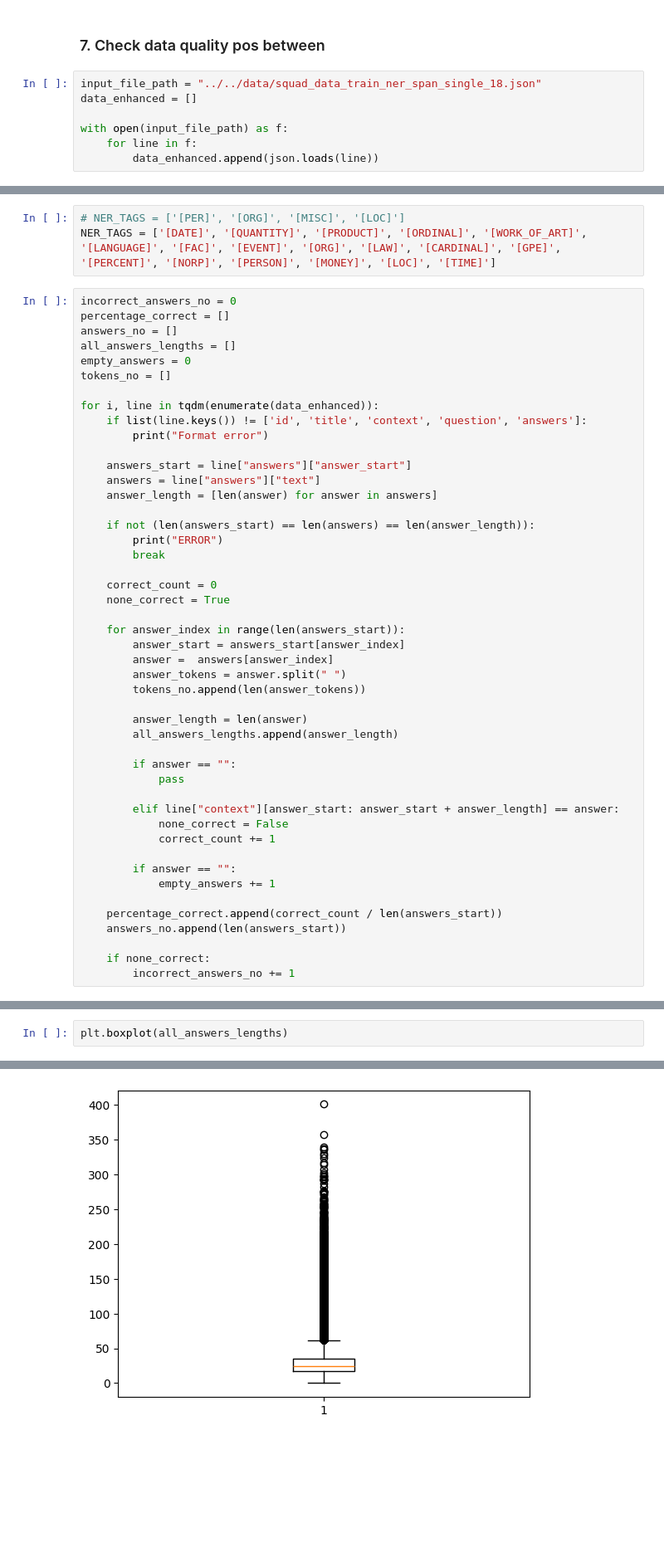
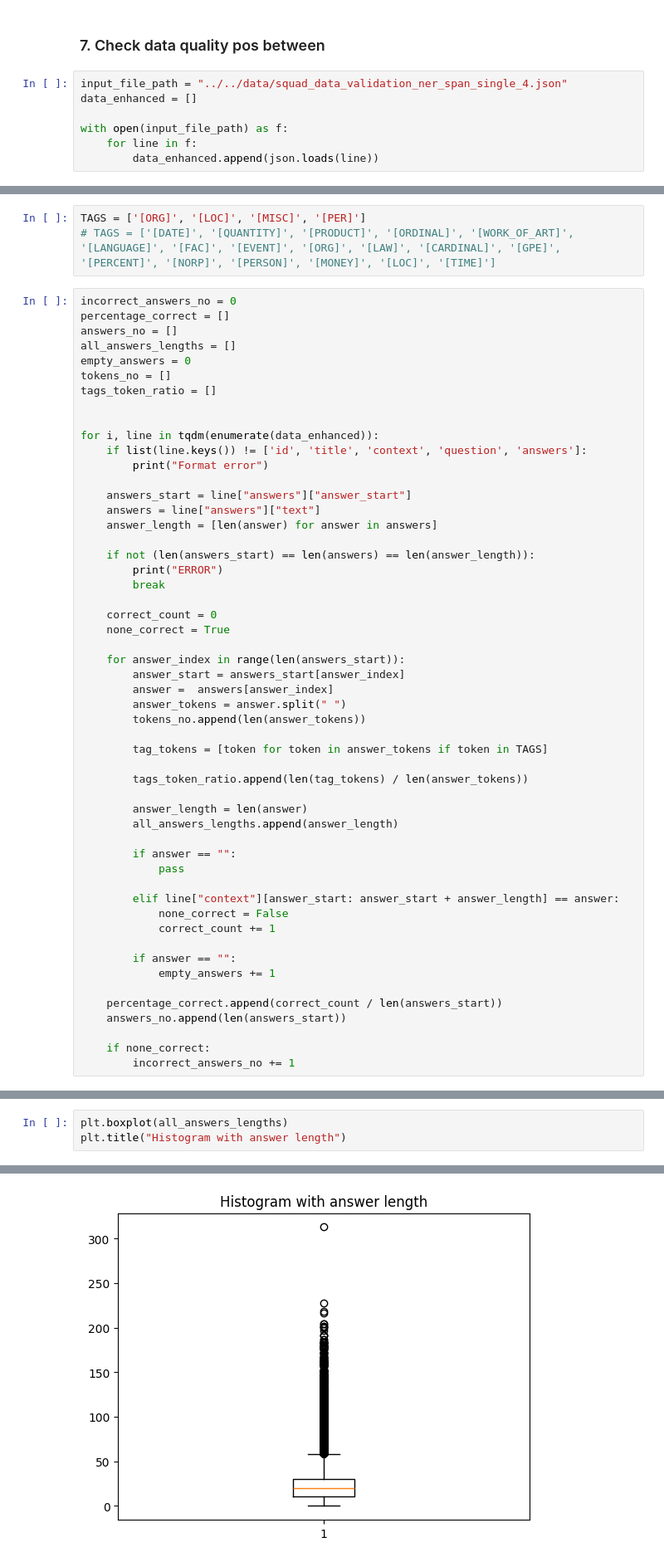
Before and after one commit to CristinaRacovita/tiny-bert-qa-enhancement, a Jupyter notebook: notebooks/data_analysis/analyze_pos_ner.ipynb, the cells around one changed output, grey strips where cells are left out. Shown: that part at 83% size. Saved outputs shown, nothing was run; the diff lists cells and outputs as text; blank space fills up the shorter version.

```diff
--- a/notebooks/data_analysis/analyze_pos_ner.ipynb
+++ b/notebooks/data_analysis/analyze_pos_ner.ipynb
@@ -315,7 +315,7 @@ Found 4 spaces!
 # %% [markdown]
 ### 7. Check data quality pos between
 # %%
-input_file_path = "../../data/squad_data_train_ner_span_single_18.json"
+input_file_path = "../../data/squad_data_validation_ner_span_single_4.json"
 data_enhanced = []
 
 with open(input_file_path) as f:
@@ -328,6 +324,6 @@ len(data_enhanced)
 # %%
-# NER_TAGS = ['[PER]', '[ORG]', '[MISC]', '[LOC]']
-NER_TAGS = ['[DATE]', '[QUANTITY]', '[PRODUCT]', '[ORDINAL]', '[WORK_OF_ART]', '[LANGUAGE]', '[FAC]', '[EVENT]', '[ORG]', '[LAW]', '[CARDINAL]', '[GPE]', '[PERCENT]', '[NORP]', '[PERSON]', '[MONEY]', '[LOC]', '[TIME]']
+TAGS = ['[ORG]', '[LOC]', '[MISC]', '[PER]']
+# TAGS = ['[DATE]', '[QUANTITY]', '[PRODUCT]', '[ORDINAL]', '[WORK_OF_ART]', '[LANGUAGE]', '[FAC]', '[EVENT]', '[ORG]', '[LAW]', '[CARDINAL]', '[GPE]', '[PERCENT]', '[NORP]', '[PERSON]', '[MONEY]', '[LOC]', '[TIME]']
 # %%
 incorrect_answers_no = 0
 percentage_correct = []
@@ -335,6 +331,8 @@ answers_no = []
 all_answers_lengths = []
 empty_answers = 0
 tokens_no = []
+tags_token_ratio = []
+
 
 for i, line in tqdm(enumerate(data_enhanced)):
     if list(line.keys()) != ['id', 'title', 'context', 'question', 'answers']:
@@ -357,6 +355,10 @@ for i, line in tqdm(enumerate(data_enhanced)):
         answer_tokens = answer.split(" ")
         tokens_no.append(len(answer_tokens))
 
+        tag_tokens = [token for token in answer_tokens if token in TAGS]
+
+        tags_token_ratio.append(len(tag_tokens) / len(answer_tokens))
+
         answer_length = len(answer)
         all_answers_lengths.append(answer_length)
 
@@ -427,3 +406,4 @@ len(partial_incorrect_indices[0])
 # %%
 plt.boxplot(all_answers_lengths)
+plt.title("Histogram with answer length")
 # %% [output]
@@ -438 +411 @@ plt.boxplot(all_answers_lengths)
-[figure, old version]
+[figure, new version]
```
Also changed, not shown: parts of 13 cells of this notebook, 1 other file.
